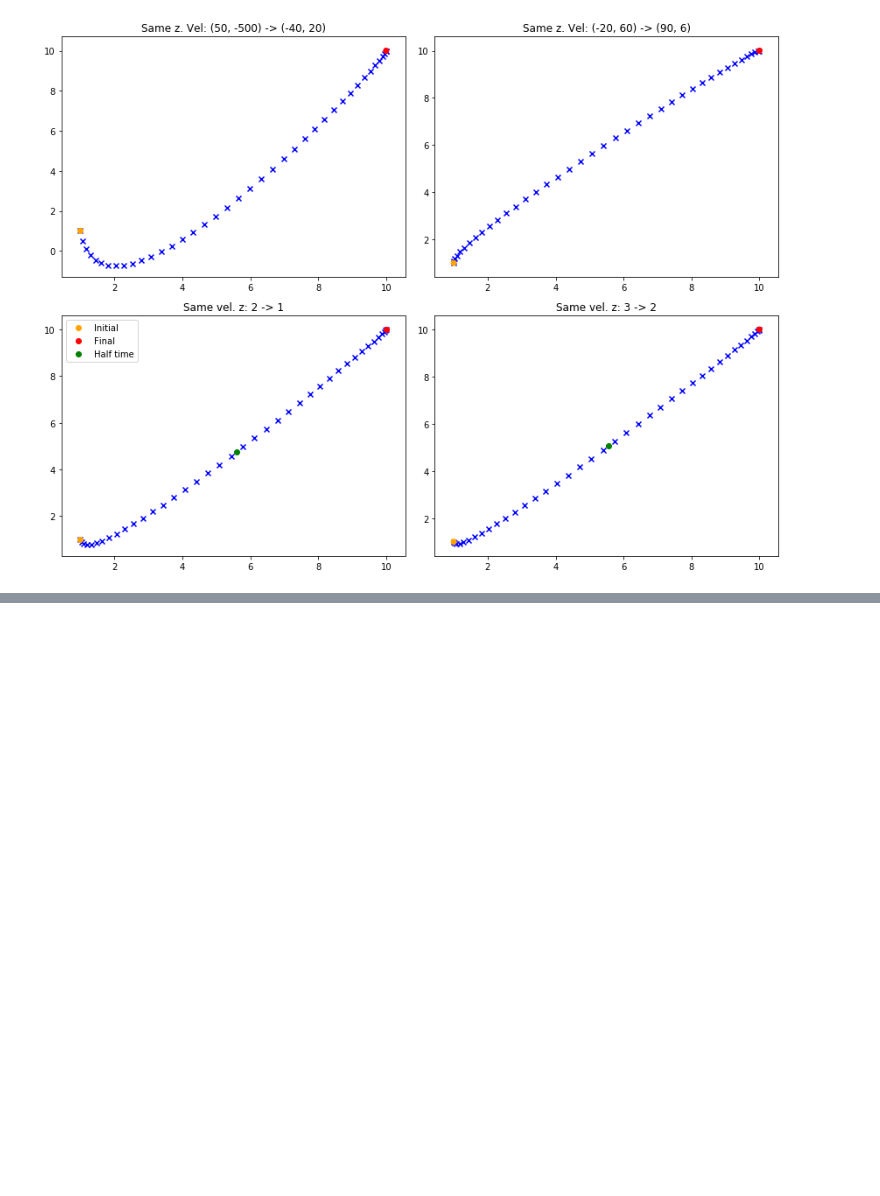
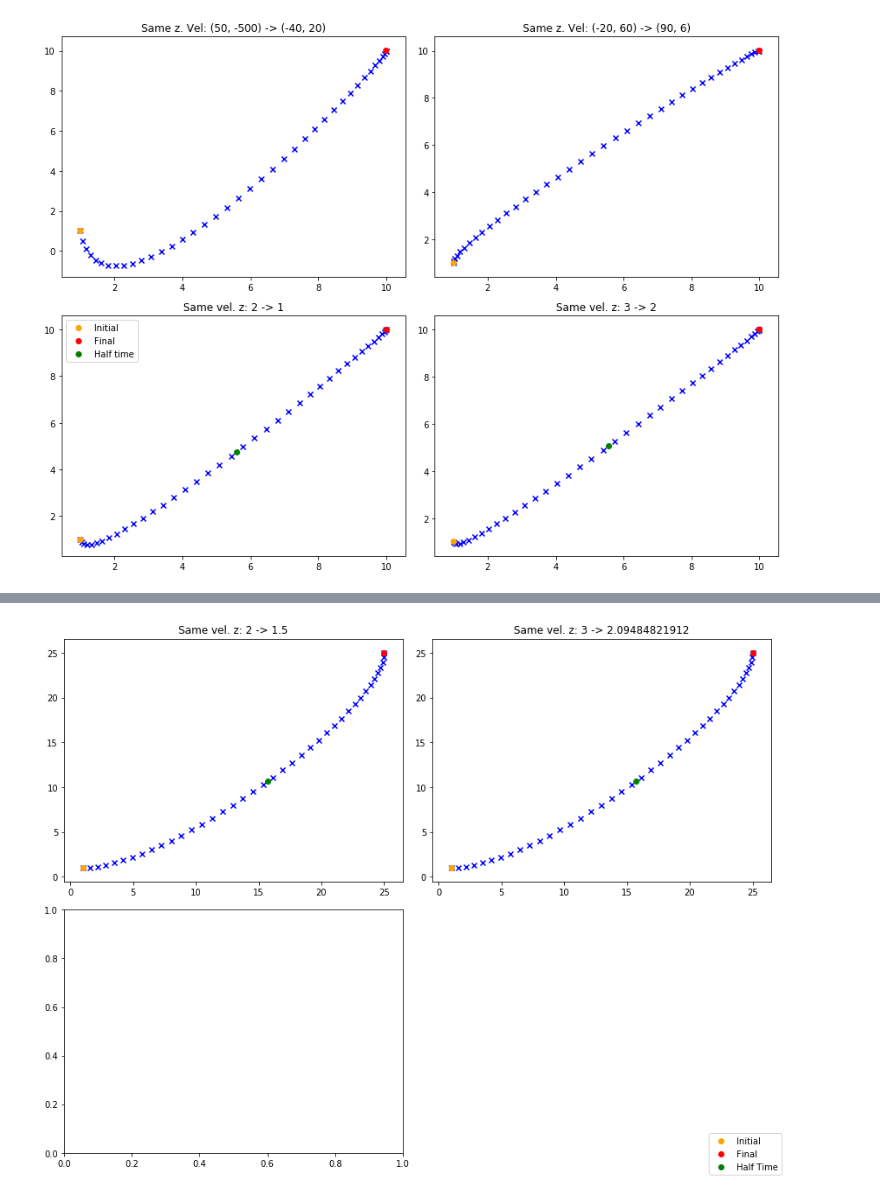
Before and after one commit to EdNathan/Interpolation, a Jupyter notebook: Interpolation.ipynb, the cells around one changed output, grey strips where cells are left out. Saved outputs shown, nothing was run; the diff lists cells and outputs as text; code cells hidden in the pictures; blank space fills up the shorter version.

```diff
--- a/Interpolation.ipynb
+++ b/Interpolation.ipynb
@@ -71,5 +74,22 @@ def interpolate_cen_cen(xi, yi, zi, vxi, vyi, vzi, xf, yf, zf, vxf, vyf, vzf, z_
 # %%
-def time_spaced_interpolation_cen_cen(xi, yi, zi, vxi, vyi, vzi, xf, yf, zf, vxf, vyf, vzf, z_red_i, z_red_f, samples=50, return_redshifts=False):
+def time_spaced_interpolation_cen_cen(xi, yi, zi, vxi, vyi, vzi, xf, yf, zf, vxf, vyf, vzf, z_red_i, z_red_f,
+                                      samples=50, return_redshifts=False):
+    '''
+    xi, yi, zi are resecptively all arrays of the initial x,y,z coordinates of each galaxy.
+    xf, yf, zf are resecptively all arrays of the final x,y,z coordinates of each galaxy.
+    vxi, vyi, vzi are resecptively all arrays of the initial velocity in the x,y,z directions, for each galaxy.
+    vxf, vyf, vzf are resecptively all arrays of the final velocity in the x,y,z directions, for each galaxy.
+    z_red_i, z_red_f are respectively the initial and final redshifts of the galaxies.
+
+    samples is the number of samples the code uses between the initial and final redshidfts, spread evenly in time.
+    return_redshifts causes the redshifts of the samples taken to be returned.
+
+    All galaxys should have the same initial and final times, and will be interpolated at the same locations.
+
+
+
+    Note:  Units need to be Mpc/h for distances, and km/s for vecloties
+    '''
     ti, tf = cosmo.age([z_red_i, z_red_f])
     ages = np.linspace(ti, tf, samples, endpoint=True)
     redshifts = np.zeros(samples)
@@ -242,3 +323,77 @@ pyplot.show()
 #pyplot.show()
 # %% [output]
 [figure]
+# %%
+fig = pyplot.figure(figsize=(12,9))
+
+zi1 = 2
+zf1 = 1.5
+init1, fin1 = np.array([1,1,0]), np.array([25,25,0])
+initv1, finv1 = np.array([5000, 0, 0]), np.array([0, 5000, 0])
+
+times1, pos1, vel1 = time_spaced_interpolation_cen_cen(init1[0],init1[1],init1[2],initv1[0],initv1[1],initv1[2],
+                                                       fin1[0],fin1[1],fin1[2],finv1[0],finv1[1],finv1[2],zi1,zf1,
+                                                       samples=smpls)
+
+midtime_z2 =  apcos.z_at_value(cosmo.age, cosmo.age(zi1) + (cosmo.age(zf1) - cosmo.age(zi1))/2)
+
+st1, sp1, sv1 = interpolate_cen_cen(init1[0],init1[1],init1[2],initv1[0],initv1[1],initv1[2],
+                                 fin1[0],fin1[1],fin1[2],finv1[0],finv1[1],finv1[2],zi1,zf1, midtime_z2)
+
+pyplot.subplot(221)
+pyplot.title("Same vel. z: " + str(zi1) + " -> " + str(zf1))
+pyplot.scatter(pos1[:,0], pos1[:,1], c="blue", marker="x")
+s1 = pyplot.scatter(init1[0], init1[1], c="orange", label="Initial")
+s2 = pyplot.scatter(fin1[0], fin1[1], c="red", label="Final")
+s3 = pyplot.scatter(sp1[0], sp1[1], c="green", label="Half time")
+#pyplot.xlim([-2, 12])
+#pyplot.ylim([-12,12])
+
+
+
+
+
+zi2 = 3
+zf2 = apcos.z_at_value(cosmo.age, cosmo.age(zi2) + (cosmo.age(zf1) - cosmo.age(zi1)))
+init2, fin2 = init1, fin1
+initv2  = initv1 * cosmo.scale_factor(zi2) /cosmo.scale_factor(zi1)
+finv2   = finv1  * cosmo.scale_factor(zf2) /cosmo.scale_factor(zf1)
+
+
+times2, pos2, vel2 = time_spaced_interpolation_cen_cen(init2[0],init2[1],init2[2],initv2[0],initv2[1],initv2[2],
+                                                       fin2[0],fin2[1],fin2[2],finv2[0],finv2[1],finv2[2],zi2,zf2,
+                                                       samples=smpls)
+
+midtime_z2 =  apcos.z_at_value(cosmo.age, cosmo.age(zi2) + (cosmo.age(zf2) - cosmo.age(zi2))/2)
+
+st2, sp2, sv2 = interpolate_cen_cen(init2[0],init2[1],init2[2],initv2[0],initv2[1],initv2[2],
+                                 fin2[0],fin2[1],fin2[2],finv2[0],finv2[1],finv2[2],zi2,zf2, midtime_z2)
+
+pyplot.subplot(222)
+pyplot.title("Same vel. z: " + str(zi2) + " -> " + str(zf2))
+pyplot.scatter(pos2[:,0], pos2[:,1], c="blue", marker="x")
+s1 = pyplot.scatter(init2[0], init2[1], c="orange", label="Initial")
+s2 = pyplot.scatter(fin2[0], fin2[1], c="red", label="Final")
+s3 = pyplot.scatter(sp2[0], sp2[1], c="green", label="Half time")
+#pyplot.xlim([-2, 12])
+#pyplot.ylim([-12,12])
+
+
+pyplot.subplot(223)
+
+
+
+
+
+
+
+fig.legend((s1,s2,s3),("Initial","Final","Half Time"), loc=4)
+
+
+fig.tight_layout()
+
+print sp1
+print sp2
+
+pyplot.show()
+# %% [output]
@@ -244,0 +402 @@ pyplot.show()
+[figure, added]
```
Also changed, not shown: parts of 6 cells of this notebook.
